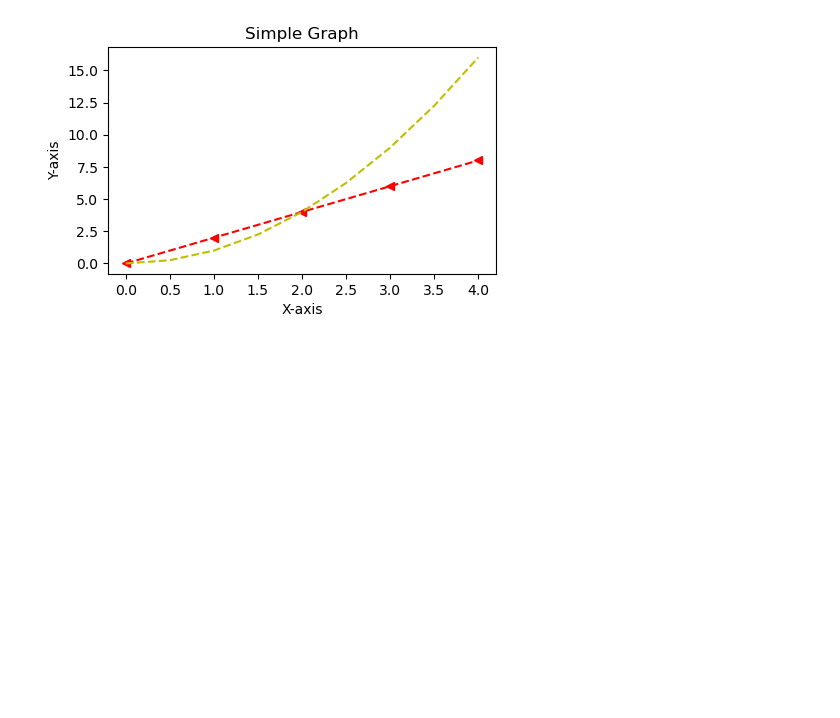
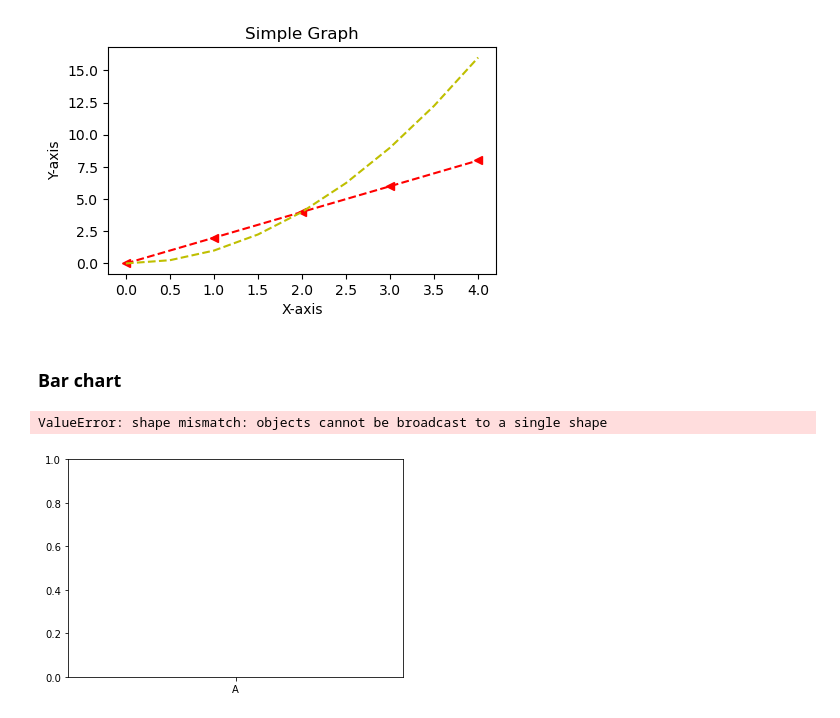
Before and after one commit to ShadmanRana/Matplotlib, a Jupyter notebook: basic_mlp.ipynb, the cells around one changed output. Cells and saved outputs as stored; diff of their text form; code cells hidden in the pictures; blank space fills up the shorter version.

```diff
--- a/basic_mlp.ipynb
+++ b/basic_mlp.ipynb
@@ -33,3 +34,13 @@ plt.ylabel('Y-axis')
 plt.show()
 # %% [output]
 [figure]
+# %% [markdown]
+### Bar chart
+# %%
+lavels = ['A','B','C','D']
+values = [1,3,2,5,4]
+plt.bar(lavels,values)
+plt.show()
+# %% [output]
+ValueError: shape mismatch: objects cannot be broadcast to a single shape
+[figure, added]
```
Also changed, not shown: parts of 1 cell of this notebook.
